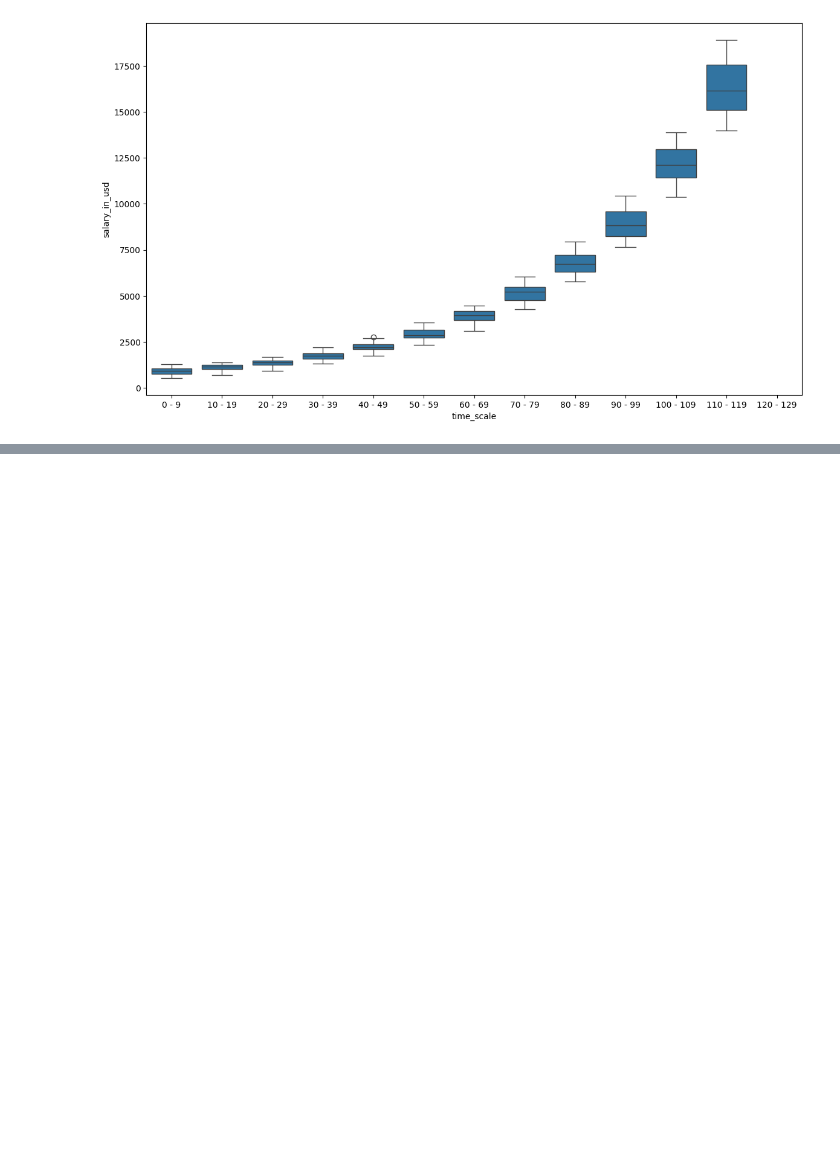
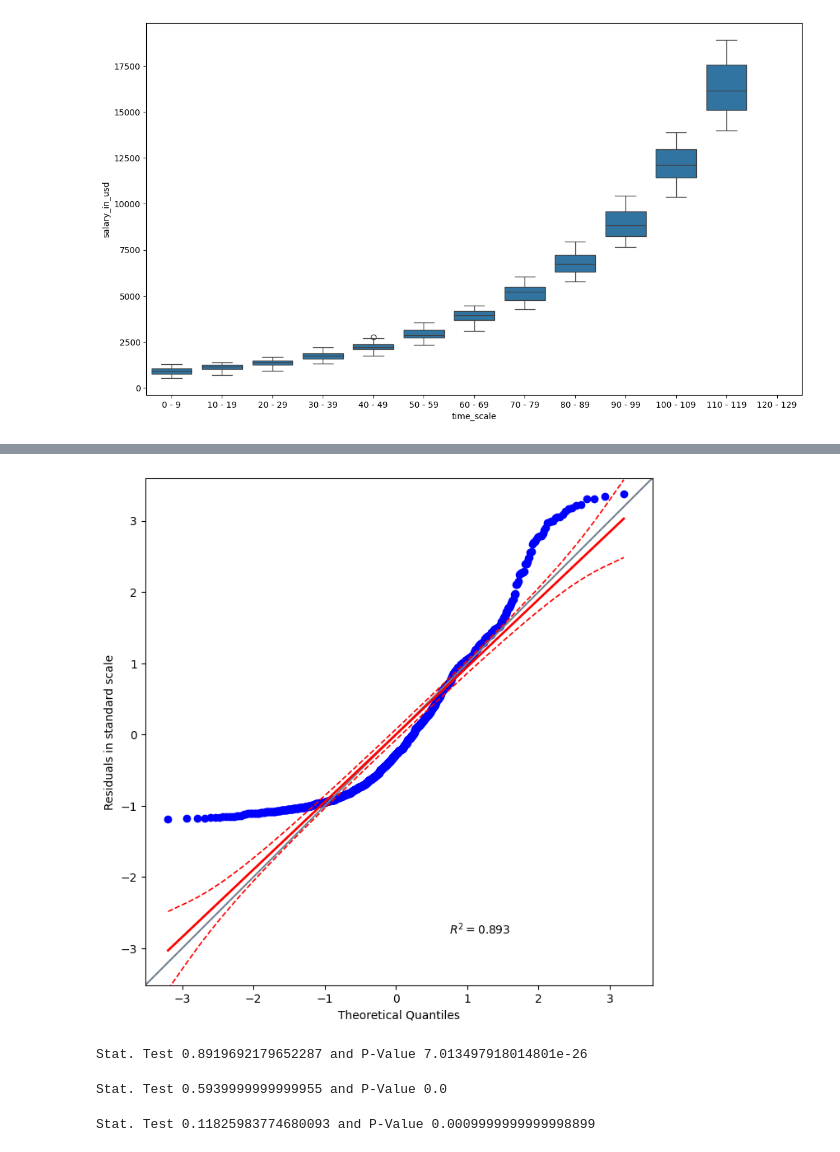
Before and after one commit to arthurrios/salary-model, a Jupyter notebook: salary_model.ipynb, the cells around one changed output, grey strips where cells are left out. Saved outputs shown, nothing was run; the diff lists cells and outputs as text; code cells hidden in the pictures; blank space fills up the shorter version.

```diff
--- a/salary_model.ipynb
+++ b/salary_model.ipynb
@@ -143,0 +267,31 @@ sns.boxplot(df_salary_bucketing, x='time_scale', y='salary_in_usd')
+# %%
+# Check if residuals follow a normal distribution
+# QQ Plot
+import pingouin as pg
+plt.figure(figsize=(14, 8))
+pg.qqplot(residuals, dist='norm', confidence=0.95)
+plt.xlabel('Theoretical Quantiles')
+plt.ylabel('Residuals in standard scale')
+plt.show()
+# %% [output]
+[figure, added]
+# %%
+# Normality Test - Shapiro-Wilk
+from scipy.stats import shapiro, kstest
+from statsmodels.stats.diagnostic import lilliefors
+stat_shapiro, p_value_shapiro = shapiro(residuals)
+print(f"Stat. Test {stat_shapiro} and P-Value {p_value_shapiro}")
+# %% [output]
+Stat. Test 0.8919692179652287 and P-Value 7.013497918014801e-26
+# %%
+# Normality Test - Kolmogorov-Smirnov
+stat_ks, p_value_ks = kstest(residuals, 'norm')
+print(f"Stat. Test {stat_ks} and P-Value {p_value_ks}")
+# %% [output]
+Stat. Test 0.5939999999999955 and P-Value 0.0
+# %%
+# Normality Test - Lilliefors
+stat_ll, p_value_ll = lilliefors(residuals, 'norm', pvalmethod='table')
+print(f"Stat. Test {stat_ll} and P-Value {p_value_ll}")
+# %% [output]
+Stat. Test 0.11825983774680093 and P-Value 0.0009999999999998899
```
Also changed, not shown: parts of 11 cells of this notebook.
